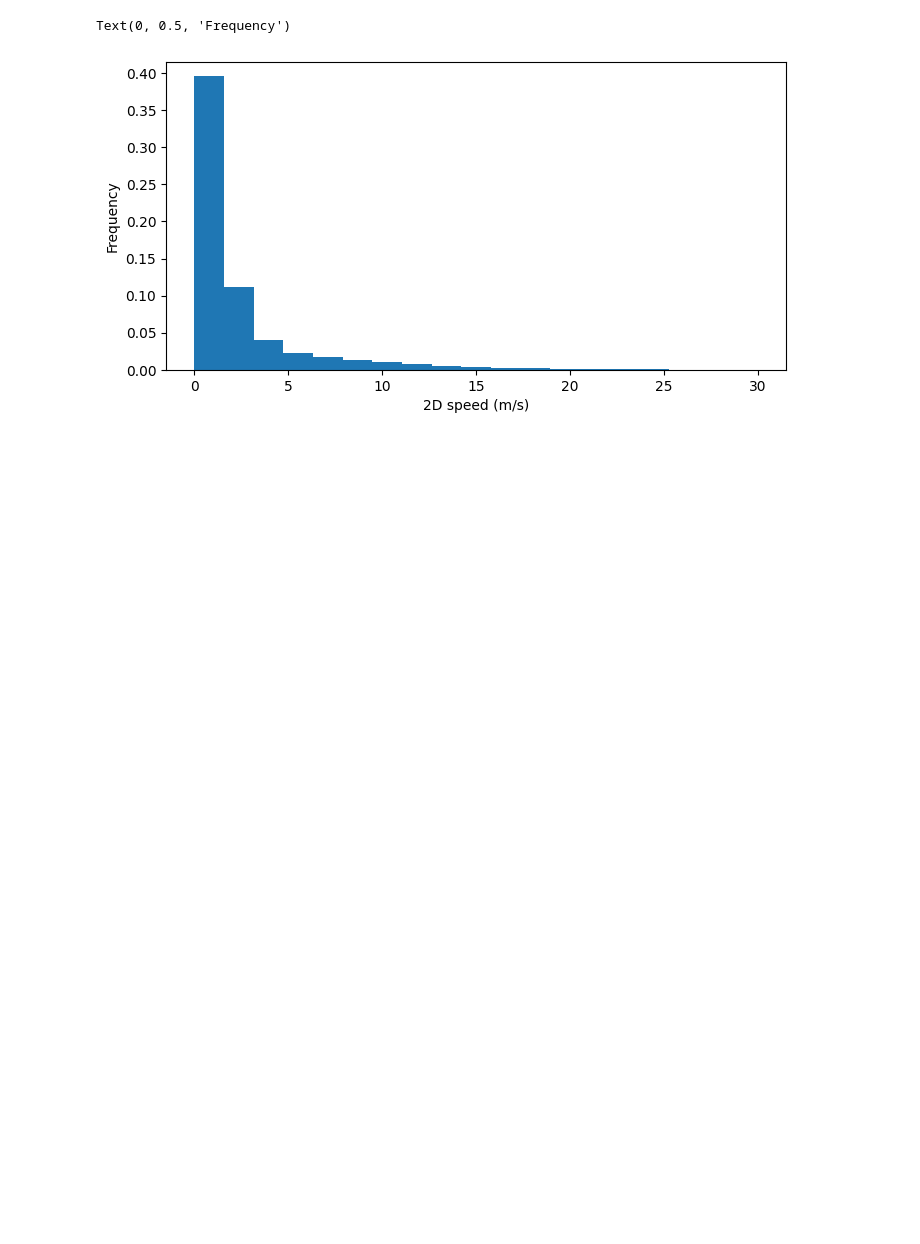
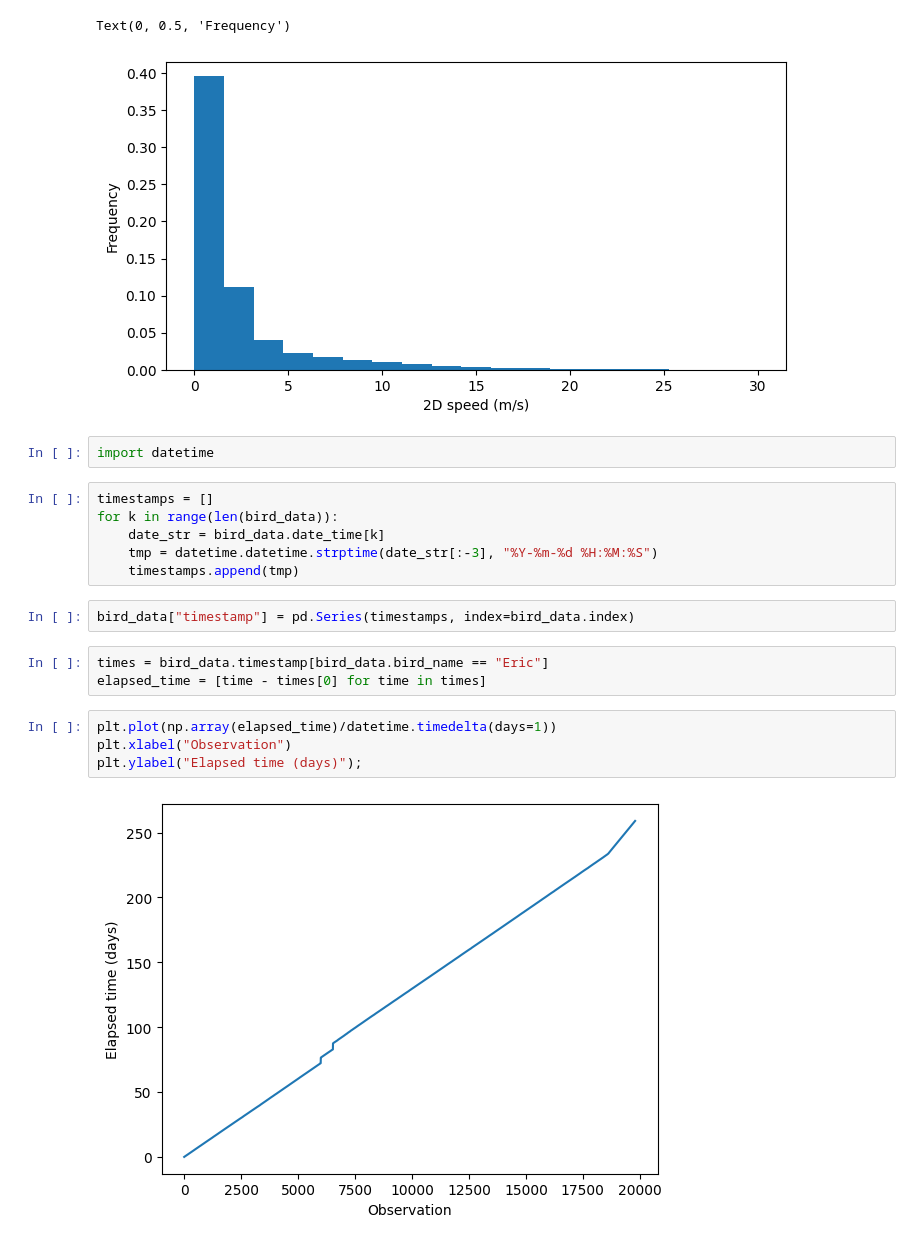
Before and after one commit to GiancarloNicolof/Using-Python-for-Research, a Jupyter notebook: Case Study 05/exercises.ipynb, the cells around one changed output. Saved outputs shown, nothing was run; the diff lists cells and outputs as text; blank space fills up the shorter version.

```diff
--- a/Case Study 05/exercises.ipynb
+++ b/Case Study 05/exercises.ipynb
@@ -49,3 +49,22 @@ plt.ylabel("Frequency")
 # %% [output]
 Text(0, 0.5, 'Frequency')
 [figure]
+# %%
+import datetime
+# %%
+timestamps = []
+for k in range(len(bird_data)):
+    date_str = bird_data.date_time[k]
+    tmp = datetime.datetime.strptime(date_str[:-3], "%Y-%m-%d %H:%M:%S")
+    timestamps.append(tmp)
+# %%
+bird_data["timestamp"] = pd.Series(timestamps, index=bird_data.index)
+# %%
+times = bird_data.timestamp[bird_data.bird_name == "Eric"]
+elapsed_time = [time - times[0] for time in times]
+# %%
+plt.plot(np.array(elapsed_time)/datetime.timedelta(days=1))
+plt.xlabel("Observation")
+plt.ylabel("Elapsed time (days)");
+# %% [output]
+[figure, added]
```
